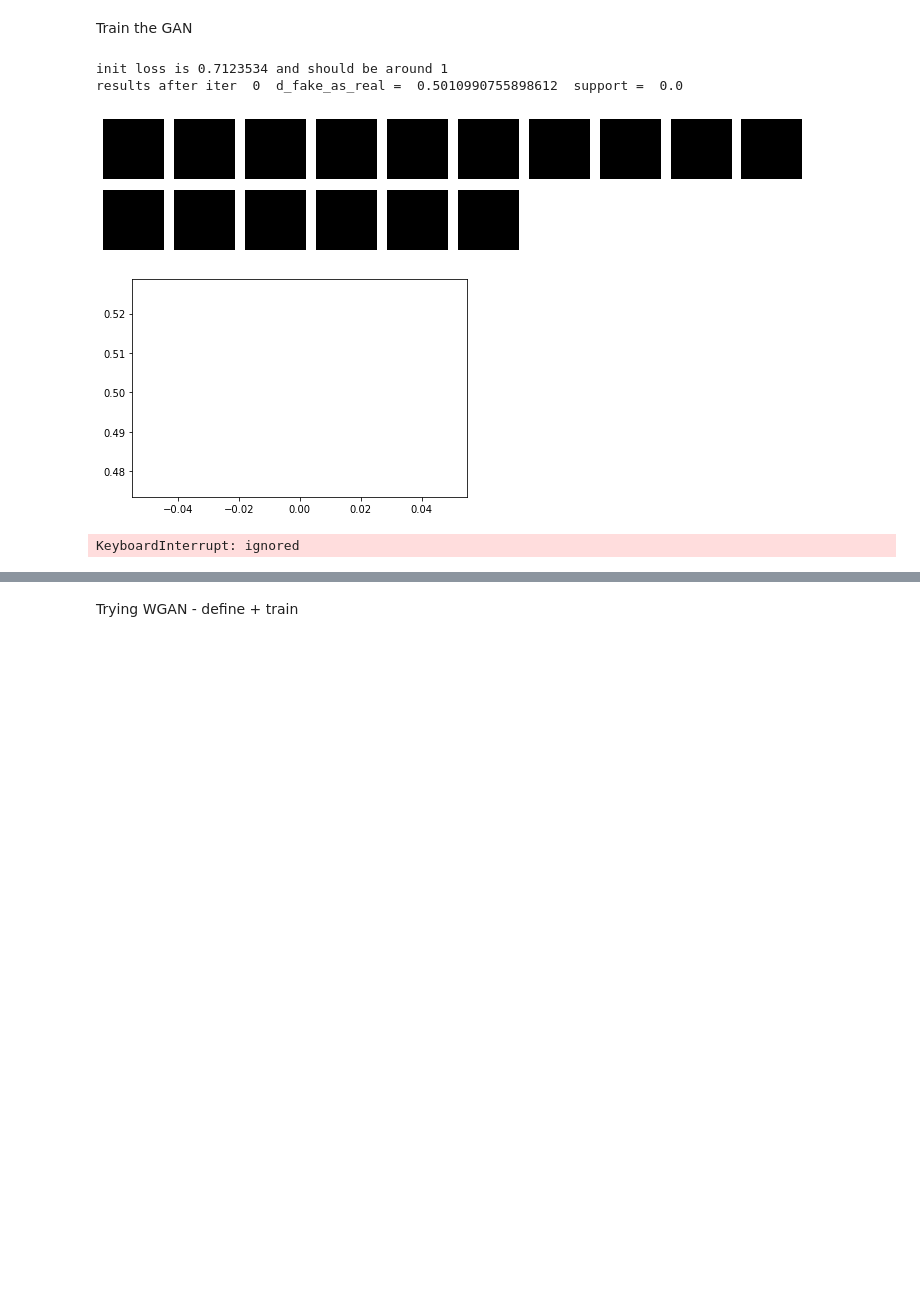
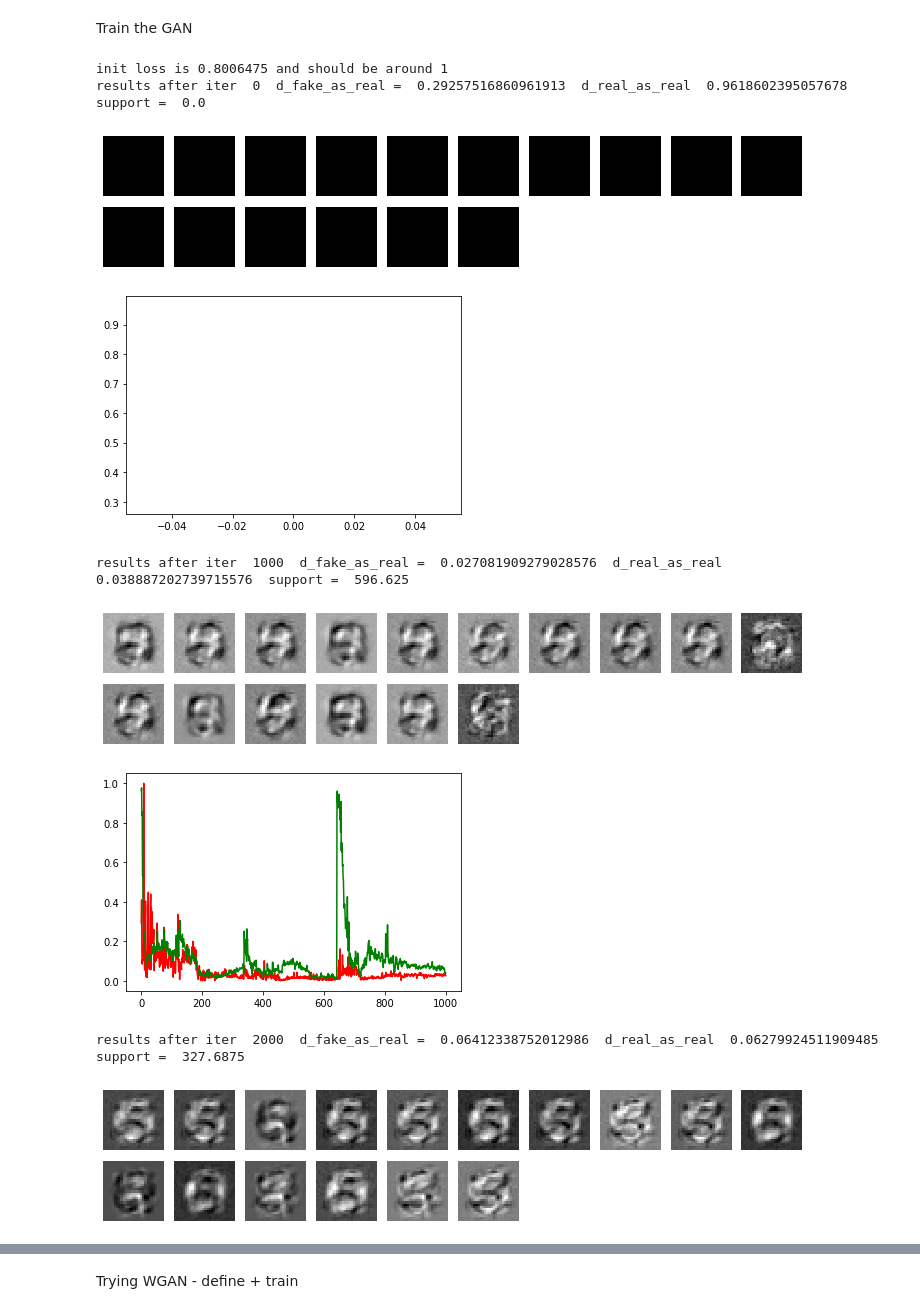
Before and after one commit to tsachiblau/sparseGANProject, a Jupyter notebook: GAN_roy.ipynb, the cells around one changed output, grey strips where cells are left out. Cells and saved outputs as stored; diff of their text form; code cells hidden in the pictures; blank space fills up the shorter version.

```diff
--- a/GAN_roy.ipynb
+++ b/GAN_roy.ipynb
@@ -26,11 +55,14 @@ train_only_fours = False
 import data set
 # %%
 from keras.datasets import mnist
-
+from keras.utils import np_utils
 (x_train, y_train), (x_test, y_test) = mnist.load_data()
 x_train = (x_train.astype(np.float32) - 127.5) / 127.5  # normalize between +1 -1
+
 # take only digit 4
 x_four_digit = x_train[y_train==4]
+y_train = np_utils.to_categorical(y_train)
+y_test = np_utils.to_categorical(y_test)
 
 x_train = x_train.reshape(-1, img_rows*img_cols*channels) # each image as vector
 x_four_digit = x_four_digit.reshape(-1, img_rows*img_cols*channels) # each image as vector
@@ -95,7 +127,7 @@ import os.path
 from os import path
 
 #dictionary file name
-file_name = 'dictionary.pkl'
+file_name = 'dictionary15.pkl'
 
 #check if dictionary exists
 if not path.exists(file_name):
@@ -334,18 +401,22 @@ def show_images(noise):
 
 
 
-def stop_criteria(fake_x):
-  d_pred = np.sum(discriminator.predict(fake_x))/fake_x.shape[0]
-  return d_pred >= 0.499
+def stop_criteria(fake_x,fake_as_real,real_as_real):
+  return np.average(fake_as_real)>=0.49 and (np.abs(np.average(fake_as_real) - np.average(real_as_real))<= 0.05)
 
 def d_ratio_on_fake(fake_x):
   return np.sum(discriminator.predict(fake_x))/fake_x.shape[0]
 
+def d_ratio_on_real(real_x):
+  return np.sum(discriminator.predict(real_x))/real_x.shape[0]
 
 fake_as_real = np.array([])
+real_as_real = np.array([])
 iters= np.array([])
 stop = False
 fake_x = 0
+g_loss = 0
+count_reaches=0
 
 for epoch in range(10):  #epochs
     for iter in range(int(steps_per_epoch)):
@@ -379,58 +450,68 @@ for epoch in range(10):  #epochs
           y_real =  disc_y[stoch_batch_size:]
           y_fake = disc_y[:stoch_batch_size]
           if(use_noisy_labels):
-            y_real = np.random.uniform(0.9,1.1,batch_size-stoch_batch_size)
-            y_fake = np.random.uniform(0,0.2,stoch_batch_size)
+            y_real = np.random.uniform(0.9,1,batch_size-stoch_batch_size)
+            y_fake = np.random.uniform(0,0.1,stoch_batch_size)
 
           # train_on_batch recieves data and desired output
+          discriminator.trainable = True
           d_loss_real = discriminator.train_on_batch(real_x, y_real)
           d_loss_fake = discriminator.train_on_batch(fake_x, y_fake)
+          discriminator.trainable = False
           # sanity check loss - should be 0.5
-          if(batch==0 and iter ==0):
+          if(epoch==0 and batch==0 and iter ==0):
             print("init loss is "+ str(d_loss_real)+" and should be around 1")
           # check stop criteria
-          if(epoch>0 and stop_criteria(fake_x)):
+          if(epoch>=1 and stop_criteria(fake_x,fake_as_real[-100:],real_as_real[-100:])):
             print("converged in epoch "+str(epoch))
+            print("d_ratio_on_fake(fake_x): ",d_ratio_on_fake(fake_x))
             show_images(noise)
+            count_reaches += 1
             stop = True
             break
       if(stop):
         break
       # print temp results
-      if(i%100==0):
-        fake_as_real = np.append(fake_as_real,d_ratio_on_fake(fake_x))
-        iters =  np.append(iters,i)
-        if(i%1000==0):
-          noise = np.random.normal(0, 1, size=(batch_size, noise_dim))  # will generate batch amount of noise vectors (gaussian distribution)
-          print("results after iter ",i," d_fake_as_real = ",d_ratio_on_fake(fake_x)," support = " ,count_support(generator.predict(noise)))
-          show_images(noise)
-          plt.plot(iters,fake_as_real)
-          plt.show()
+      fake_as_real = np.append(fake_as_real,d_ratio_on_fake(fake_x))
+      iters =  np.append(iters,i)
+      real_as_real = np.append(real_as_real,d_ratio_on_real(real_x))
+      if(i%1000==0):
+        noise = np.random.normal(0, 1, size=(batch_size, noise_dim))  # will generate batch amount of noise vectors (gaussian distribution)
+        print("results after iter ",i," d_fake_as_real = ",d_ratio_on_fake(fake_x)," d_real_as_real ",d_ratio_on_real(real_x)," support = " ,count_support(generator.predict(noise)))
+        show_images(noise)
+        plt.plot(iters,fake_as_real,'r')
+        plt.plot(iters,real_as_real,'g')
+        plt.show()
       # train G
       for batch in range(n_g):  #steps_per_epoch
         noise = np.random.normal(0, 1, size=(batch_size, noise_dim))  # will generate batch amount of noise vectors (gaussian distribution)
         # train GAN (descriminator weights are fixed)
         y_gen_1 = np.ones(batch_size)
         if(use_noisy_labels==True):
-          y_gen_1 = np.random.uniform(0.9,1.1,batch_size)
+          y_gen_1 = np.random.uniform(0.9,1,batch_size)
         y_gen_2 = np.zeros(batch_size * sparse_dim)
         y_gen_2 = y_gen_2.reshape(batch_size,sparse_dim)
         # TODO train the two outputs
         g_loss = gan.train_on_batch(noise, [y_gen_1,y_gen_2])
 
-      # # train R
-      # for batch in range(n_r):  #steps_per_epoch
-      #   noise = np.random.normal(0, 1, size=(batch_size, noise_dim))  # will generate batch amount of noise vectors (gaussian distribution)
-      #   r_loss = vae.train_on_batch(noise[:batch_size],noise[:batch_size])
+      # train R
+      if(use_reconstructor):
+        for batch in range(n_r):  #steps_per_epoch
+          noise = np.random.normal(0, 1, size=(batch_size, noise_dim))  # will generate batch amount of noise vectors (gaussian distribution)
+          r_loss = vae.train_on_batch(noise[:batch_size],noise[:batch_size])
 
     if(stop):
         break
     print(f'Epoch: {epoch} \t Discriminator Loss_fake: {d_loss_fake} \t Discriminator Loss_real: {d_loss_real}\t\t Generator Loss: {g_loss}')
     noise = np.random.normal(0, 1, size=(100, noise_dim))
     show_images(noise)
 # %% [output]
-init loss is 0.7123534 and should be around 1
-results after iter  0  d_fake_as_real =  0.5010990755898612  support =  0.0
+init loss is 0.8006475 and should be around 1
+results after iter  0  d_fake_as_real =  0.29257516860961913  d_real_as_real  0.9618602395057678  support =  0.0
 [figure]
-[figure, old version]
+[figure, new version]
-KeyboardInterrupt: ignored
+results after iter  1000  d_fake_as_real =  0.027081909279028576  d_real_as_real  0.038887202739715576  support =  596.625
+[figure, added]
+[figure, added]
+results after iter  2000  d_fake_as_real =  0.06412338752012986  d_real_as_real  0.06279924511909485  support =  327.6875
+[figure, added]
```
Also changed, not shown: parts of 6 cells of this notebook.
